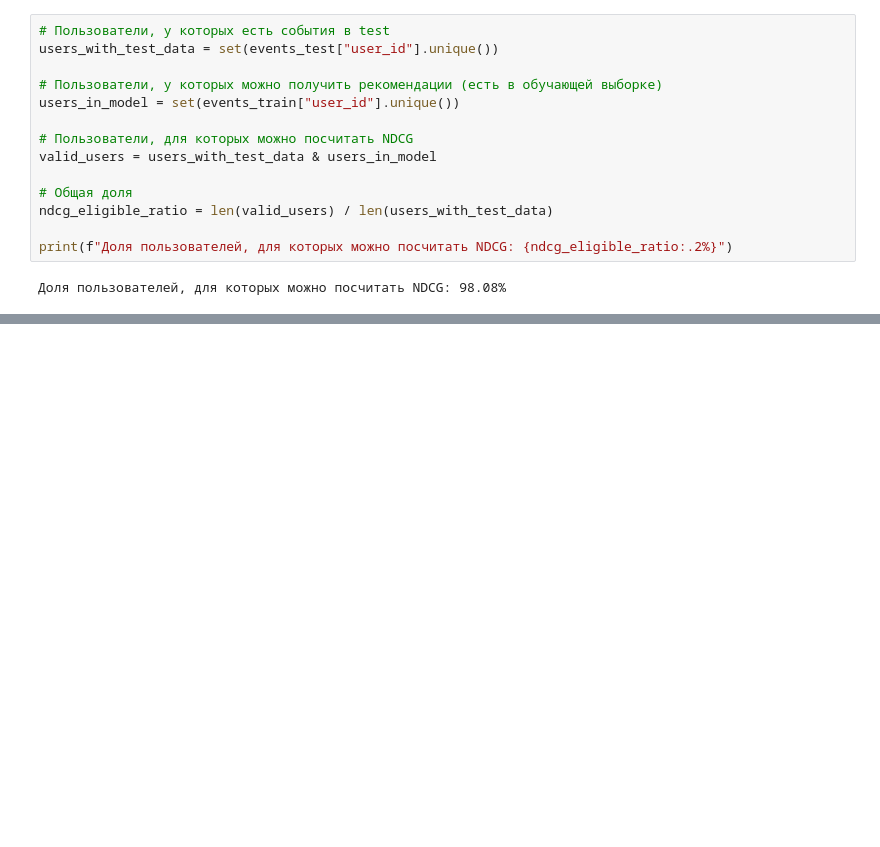
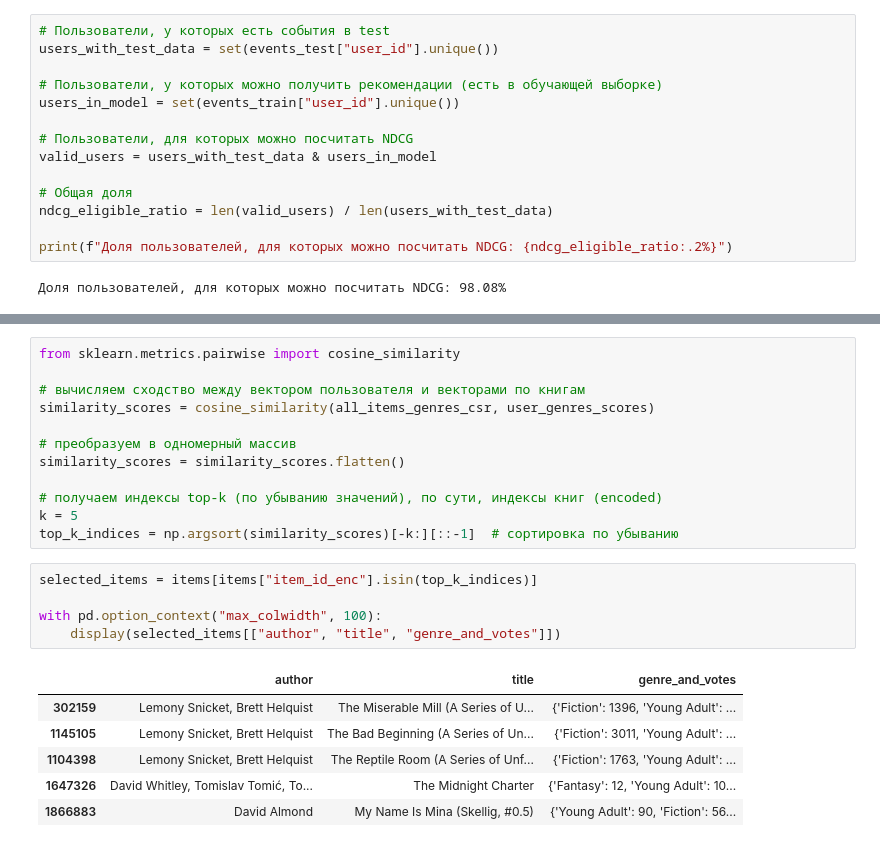
Before and after one commit to Aygulx/mle-recsys-start, a Jupyter notebook: preprocessing.ipynb, the cells around one changed output, grey strips where cells are left out. Cells and saved outputs as stored; diff of their text form; blank space fills up the shorter version.

```diff
--- a/preprocessing.ipynb
+++ b/preprocessing.ipynb
@@ -784,0 +914,24 @@ U2U-рекомендованные книги: [104378, 13335037]
+# %%
+from sklearn.metrics.pairwise import cosine_similarity
+
+# вычисляем сходство между вектором пользователя и векторами по книгам
+similarity_scores = cosine_similarity(all_items_genres_csr, user_genres_scores)
+
+# преобразуем в одномерный массив
+similarity_scores = similarity_scores.flatten()
+
+# получаем индексы top-k (по убыванию значений), по сути, индексы книг (encoded)
+k = 5
+top_k_indices = np.argsort(similarity_scores)[-k:][::-1]  # сортировка по убыванию
+# %%
+selected_items = items[items["item_id_enc"].isin(top_k_indices)]
+
+with pd.option_context("max_colwidth", 100):
+    display(selected_items[["author", "title", "genre_and_votes"]])
+# %% [output]
+|  | author | title | genre_and_votes |
+| 302159 | Lemony Snicket, Brett Helquist | The Miserable Mill (A Series of U... | {'Fiction': 1396, 'Young Adult': ... |
+| 1145105 | Lemony Snicket, Brett Helquist | The Bad Beginning (A Series of Un... | {'Fiction': 3011, 'Young Adult': ... |
+| 1104398 | Lemony Snicket, Brett Helquist | The Reptile Room (A Series of Unf... | {'Fiction': 1763, 'Young Adult': ... |
+| 1647326 | David Whitley, Tomislav Tomić, To... | The Midnight Charter | {'Fantasy': 12, 'Young Adult': 10... |
+| 1866883 | David Almond | My Name Is Mina (Skellig, #0.5) | {'Young Adult': 90, 'Fiction': 56... |
```
Also changed, not shown: parts of 19 cells of this notebook.
